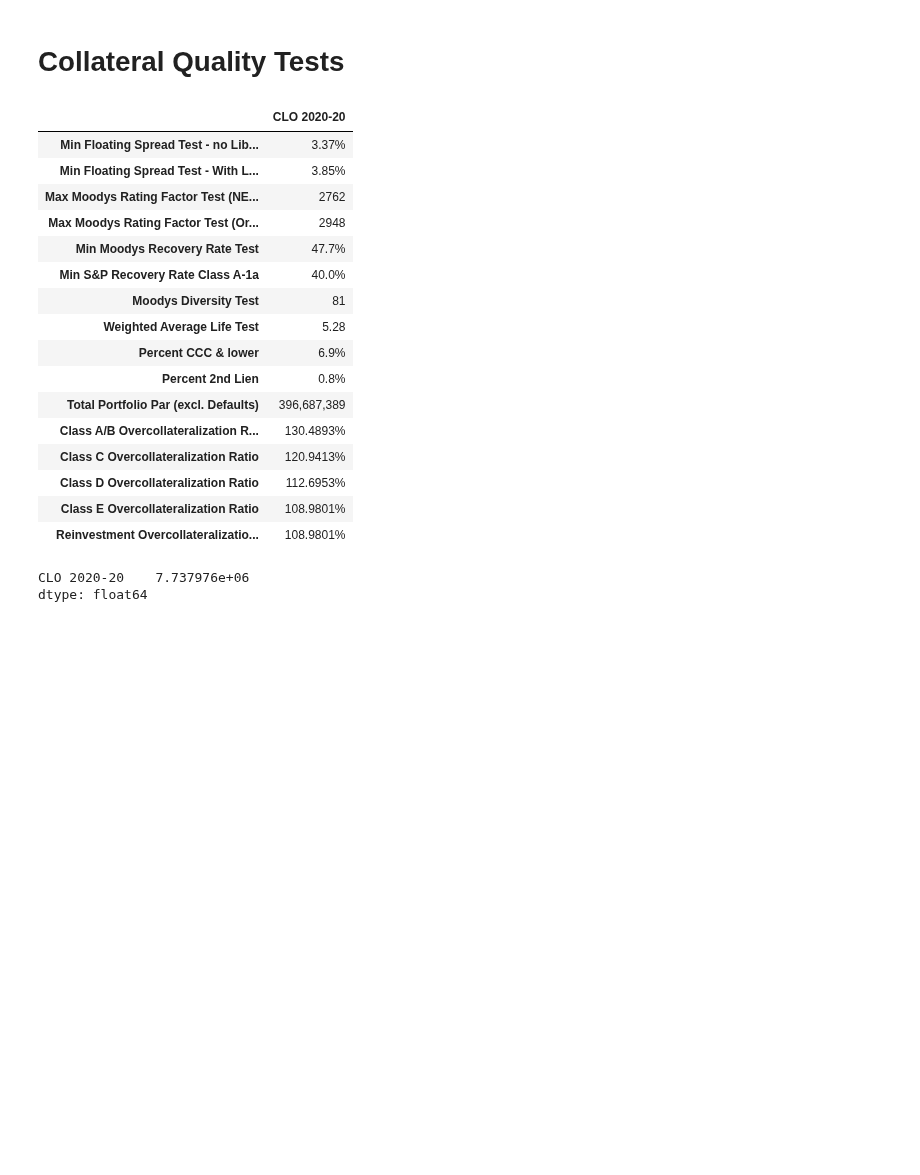
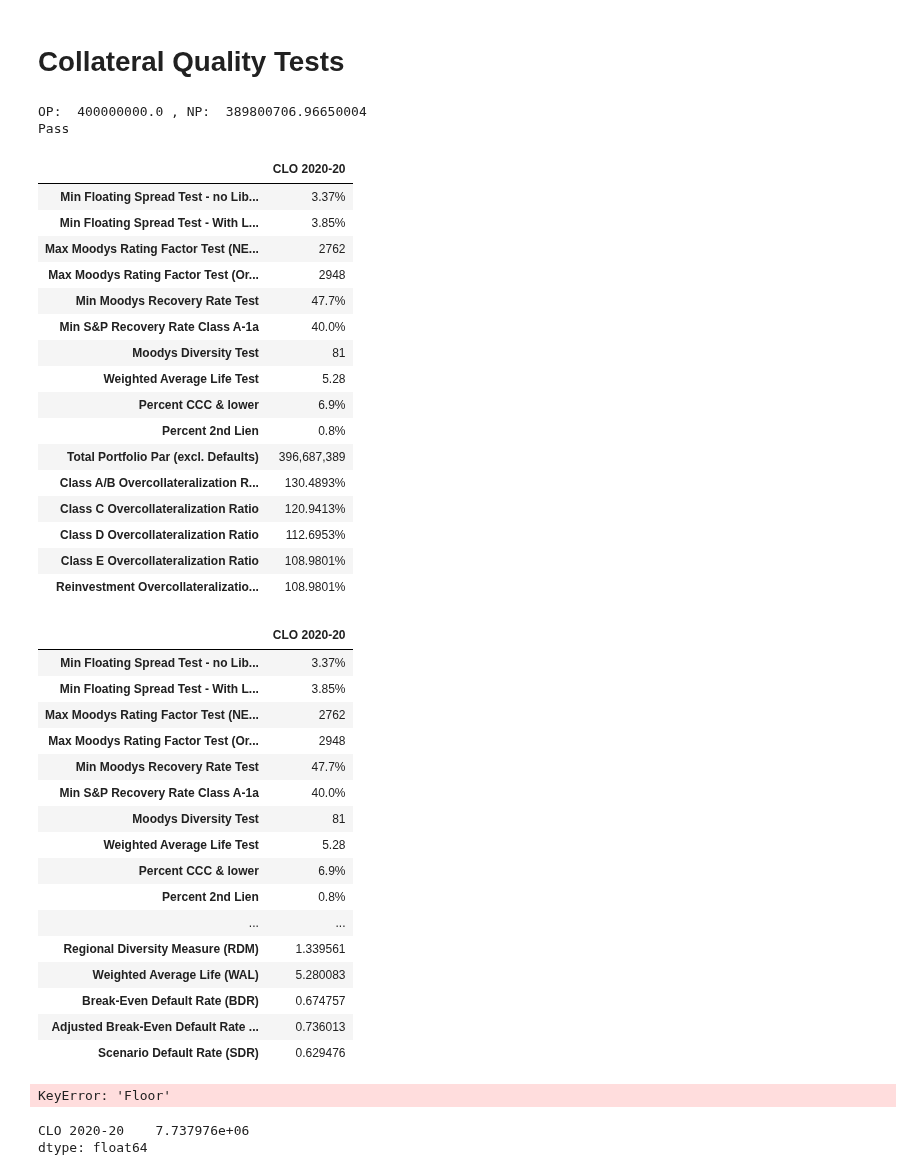
Before and after one commit to joshknechtel-gs/RM-IT, a Jupyter notebook: ComplianceChecks.ipynb, the cells around one changed output. Saved outputs shown, nothing was run; the diff lists cells and outputs as text; code cells hidden in the pictures; blank space fills up the shorter version.

```diff
--- a/ComplianceChecks.ipynb
+++ b/ComplianceChecks.ipynb
@@ -500,26 +833,54 @@ def percentage_C(model_df,weight_col='Par_no_default'):
+# %%
+clo_df = Floating Spread Floor
 # %%
 pstats = Port_stats(clo_df, weight_col='CLO 2020-20')
 ocstats = Overcollateralization_Stats(clo_df,'CLO 2020-20',dict_2020_20)
+sstats = SP_CDO_Monitor_Test(clo_df,col='CLO 2020-20')
 
 pstats.append(ocstats)
+pstats.append(sstats)
 # %% [output]
+OP:  400000000.0 , NP:  389800706.96650004
+Pass
 |  | CLO 2020-20 |
 | Min Floating Spread Test - no Lib... | 3.37% |
 | Min Floating Spread Test - With L... | 3.85% |
 | Max Moodys Rating Factor Test (NE... | 2762 |
 | Max Moodys Rating Factor Test (Or... | 2948 |
 | Min Moodys Recovery Rate Test | 47.7% |
 | Min S&P Recovery Rate Class A-1a | 40.0% |
 | Moodys Diversity Test | 81 |
 | Weighted Average Life Test | 5.28 |
 | Percent CCC & lower | 6.9% |
 | Percent 2nd Lien | 0.8% |
 | Total Portfolio Par (excl. Defaults) | 396,687,389 |
 | Class A/B Overcollateralization R... | 130.4893% |
 | Class C Overcollateralization Ratio | 120.9413% |
 | Class D Overcollateralization Ratio | 112.6953% |
 | Class E Overcollateralization Ratio | 108.9801% |
 | Reinvestment Overcollateralizatio... | 108.9801% |
+|  | CLO 2020-20 |
+| Min Floating Spread Test - no Lib... | 3.37% |
+| Min Floating Spread Test - With L... | 3.85% |
+| Max Moodys Rating Factor Test (NE... | 2762 |
+| Max Moodys Rating Factor Test (Or... | 2948 |
+| Min Moodys Recovery Rate Test | 47.7% |
+| Min S&P Recovery Rate Class A-1a | 40.0% |
+| Moodys Diversity Test | 81 |
+| Weighted Average Life Test | 5.28 |
+| Percent CCC & lower | 6.9% |
+| Percent 2nd Lien | 0.8% |
+| ... | ... |
+| Regional Diversity Measure (RDM) | 1.339561 |
+| Weighted Average Life (WAL) | 5.280083 |
+| Break-Even Default Rate (BDR) | 0.674757 |
+| Adjusted Break-Even Default Rate ... | 0.736013 |
+| Scenario Default Rate (SDR) | 0.629476 |
+# %%
+clo_df = add_derived_features(clo_df)
+Weighted_Average_Spread(clo_df,'CLO 2020-20',libor=.002)
+# %% [output]
+KeyError: 'Floor'
 # %%
 #percentage_C(clo_df,weight_col='CLO 2020-20')
 clo_df.loc[(clo_df['Moodys CFR'].str.match('C'))&~clo_df['Moodys CFR'].isna(),['CLO 2020-20']].sum()
```
Also changed, not shown: parts of 31 cells of this notebook.
